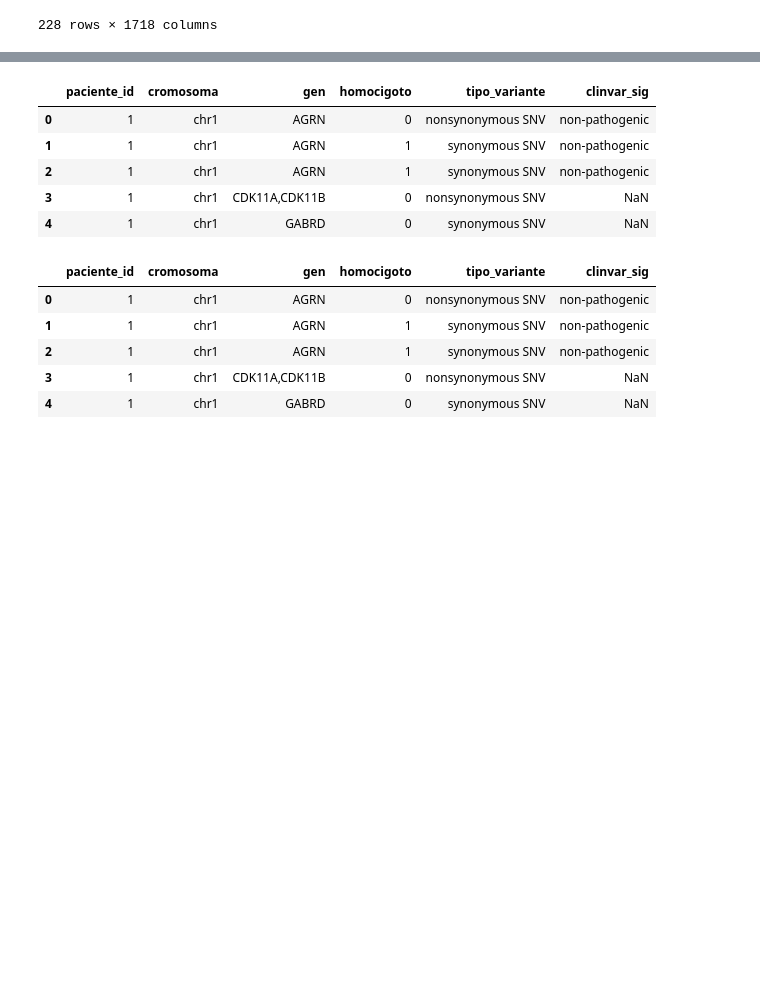
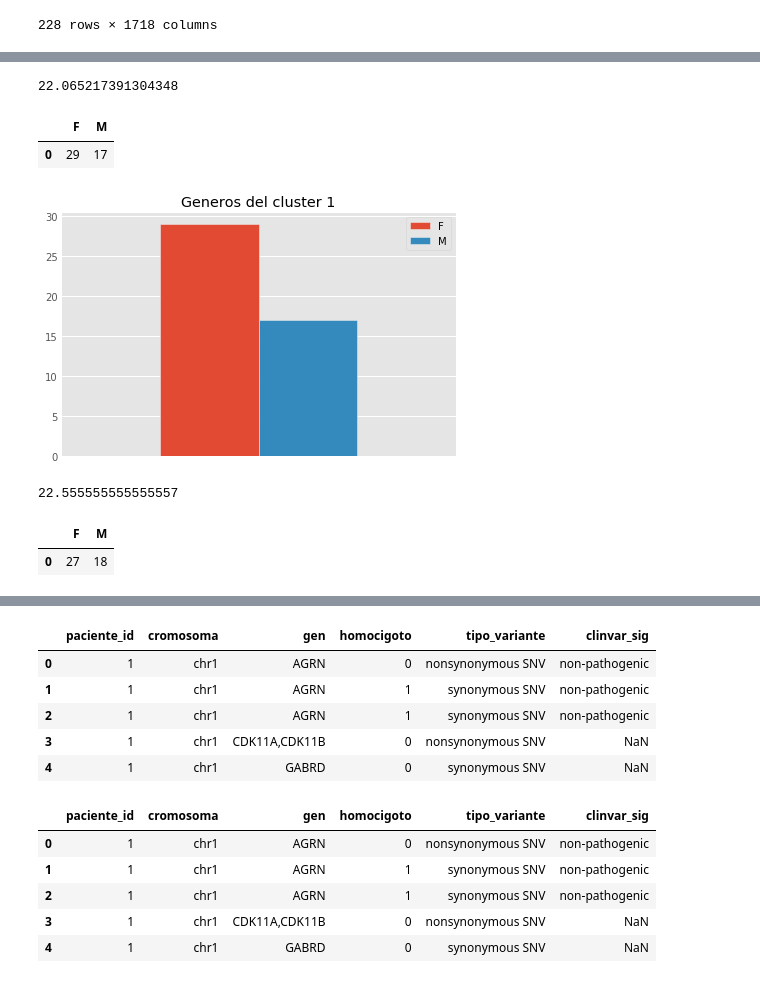
Before and after one commit to jevelezse/mineria_tesis, a Jupyter notebook: mineria_de texto.ipynb, the cells around one changed output, grey strips where cells are left out. Cells and saved outputs as stored; diff of their text form; code cells hidden in the pictures; blank space fills up the shorter version.

```diff
--- a/mineria_de texto.ipynb
+++ b/mineria_de texto.ipynb
@@ -536,0 +556,26 @@ result = pd.concat([x, y], axis=1)
+# %%
+h1 = result[result.cluster == 0]
+# %%
+h1_1 = h1[h1.sexo == 'F']
+h1_2 = h1[h1.sexo == 'M']
+h1_3 = h1.edad.mean()
+h1_3
+# %% [output]
+22.065217391304348
+# %%
+f = [(len(h1_1),len(h1_2))]
+# %%
+labels = ['F', 'M']
+des1 = pd.DataFrame.from_records(f, columns=labels)
+des1
+# %% [output]
+|  | F | M |
+| 0 | 29 | 17 |
+# %%
+matplotlib.style.use('ggplot')
+plot = des1.plot(kind="bar", title = 'Generos del cluster 1')
+plot.axes.get_xaxis().set_visible(False)
+fig = plot.get_figure()
+fig.savefig("Cluster1G.png", bbox_inches=0)
+# %% [output]
+[figure, added]
@@ -536,0 +584,7 @@ result = pd.concat([x, y], axis=1)
+# %%
+h2_1 = h2[h2.sexo == 'F']
+h2_2 = h2[h2.sexo == 'M']
+h2_3 = h2.edad.mean()
+h2_3
+# %% [output]
+22.555555555555557
@@ -536,0 +593,7 @@ result = pd.concat([x, y], axis=1)
+# %%
+labels = ['F', 'M']
+des2 = pd.DataFrame.from_records(f2, columns=labels)
+des2
+# %% [output]
+|  | F | M |
+| 0 | 27 | 18 |
```
Also changed, not shown: parts of 53 cells of this notebook.
